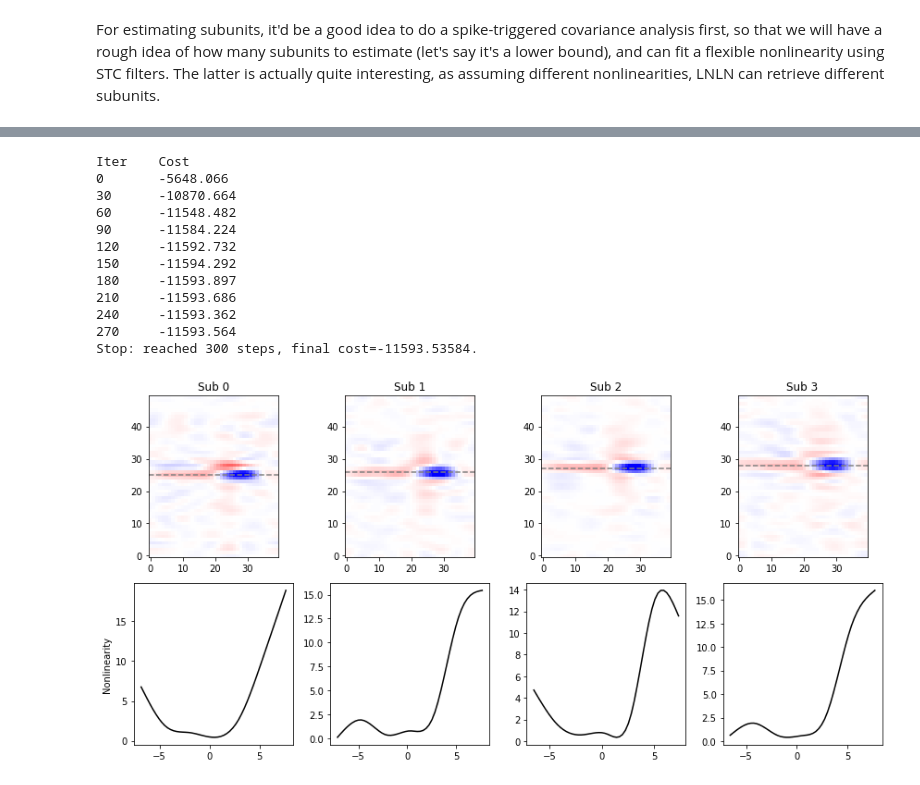
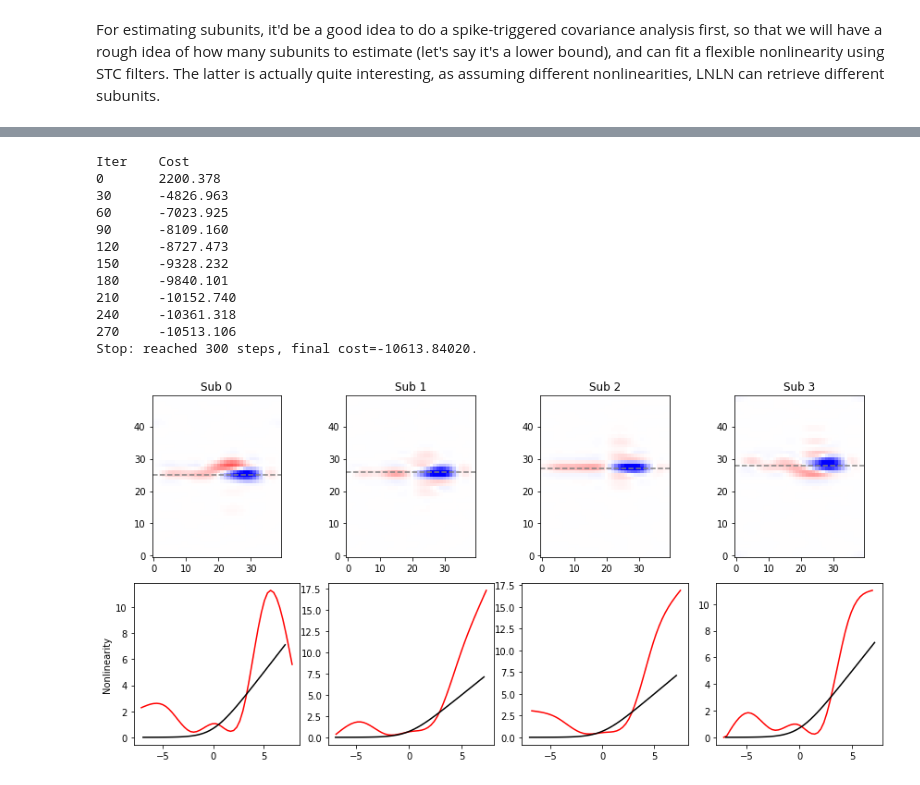
Before and after one commit to berenslab/RFEst, a Jupyter notebook: notebooks/splineGLMs.ipynb, the cells around one changed output, grey strips where cells are left out. Cells and saved outputs as stored; diff of their text form; code cells hidden in the pictures.

```diff
--- a/notebooks/splineGLMs.ipynb
+++ b/notebooks/splineGLMs.ipynb
@@ -99,10 +99,13 @@ plot_single_filter(lg)
 # %% [markdown]
 `splineLNP` has a few extra arguments. `dt` is the refresh rate of the stimulus, `R` is the maximum firing rate. The default of nonlinearity is `softplus`, as it's more stabler than `exponential` most of the time. If a flexible nonlinearity is desired, nonlinearity can be set to `nonparametric` then followed by calling `fit_nonlinearity()`
 # %%
-lnp = splineLNP(X, y_spike, dims=dims, df=df, smooth='cc', dt=dt, R=y_spike.max(), compute_mle=True,
+lnp = splineLNP(X, y_spike, dims=dims, df=df, smooth='cc',
+                dt=dt, R=R,
+                compute_mle=True,
                 nonlinearity='nonparametric')
-lnp.fit_nonlinearity(w='w_spl') # w can be 'w_sta' or 'w_spl', or an already-computed RF.
-lnp.fit(num_iters=100, beta=150, verbal=30) # as the cost function is not normalized
+lnp.initialize_nonlinearity(w='w_spl') # w can be 'w_sta' or 'w_spl', or an already-computed RF.
+lnp.fit(num_iters=150, beta=5., step_size=0.1, verbal=20,
+        fit_intercept=True, fit_nonlinearity=True) # as the cost function is not normalized
                                              # by the sample size, the good choice of lambd
                                              # will vary from dataset to dataset.
 # %% [output]
@@ -122,16 +129,19 @@ def plot_results(obj):
     k_norm = ( k/ np.linalg.norm(k)).reshape(dims)
 
     fig, ax = plt.subplots(1,3, figsize=(9,3))
-    ax[0].imshow(k_norm.T, origin='lower', cmap=plt.cm.bwr, vmin=-0.2, vmax=0.2)
+    ax[0].imshow(k_norm.T, cmap=plt.cm.bwr, vmin=-0.2, vmax=0.2)
     ax[0].set_title('OPT')
 
-    ax[1].plot(obj.bins, obj.fnl(obj.bins, nl='nonparametric'), color='black')
+    ax[1].plot(obj.bins, obj.fnl(obj.bins, nl='nonparametric'),
+               color='red', label='nonparametric')
+    ax[1].plot(lnp.bins, lnp.fnl(lnp.bins, nl='softplus'),
+             color='black', label='softplus')
     ax[1].set_title('Nonparametric nonlinearity')
+    ax[1].legend()
 
     ax[2].plot(obj.cost_history, color='black')
     ax[2].set_title('Cost History')
 
-
     fig.tight_layout()
 
 plot_results(lnp)
@@ -142,5 +152,5 @@ plot_results(lnp)
 # %% [markdown]
 For estimating subunits, it'd be a good idea to do a spike-triggered covariance analysis first, so that we will have a rough idea of how many subunits to estimate (let's say it's a lower bound), and can fit a flexible nonlinearity using STC filters. The latter is actually quite interesting, as assuming different nonlinearities, LNLN can retrieve different subunits.
 # %%
-lnln = splineLNLN(X, y_spike, dims=dims, df=df, smooth='cc',
-                  dt=dt, R=y_spike.max(), filter_nonlinearity='nonparametric', output_nonlinearity='softplus')
+lnln = splineLNLN(X, y_spike, dims=dims, df=df, smooth='cc', dt=dt, R=R,
+            filter_nonlinearity='nonparametric', output_nonlinearity='softplus')
@@ -229,47 +157,51 @@ Number of supressive filters 0
 # %%
-lnln.fit_nonlinearity(w='w_spl')
-lnln.fit(num_iters=300, num_subunits=4, beta=20, verbal=30)
+lnln.initialize_nonlinearity(w='w_spl')
+lnln.fit(num_iters=300, num_subunits=4, beta=5., verbal=30,
+        fit_intercept=True, step_size=0.1)
 # %% [output]
 Iter    Cost
-0       -5648.066
-30      -10870.664
-60      -11548.482
-90      -11584.224
-120     -11592.732
-150     -11594.292
-180     -11593.897
-210     -11593.686
-240     -11593.362
-270     -11593.564
-Stop: reached 300 steps, final cost=-11593.53584.
+0       2200.378
+30      -4826.963
+60      -7023.925
+90      -8109.160
+120     -8727.473
+150     -9328.232
+180     -9840.101
+210     -10152.740
+240     -10361.318
+270     -10513.106
+Stop: reached 300 steps, final cost=-10613.84020.
 # %%
 def plot_results(obj):
 
     sRF_min = []
     for i in range(4):
         sRF, tRF = get_spatial_and_temporal_filters(obj.w_opt[:, i], dims)
         sRF_min.append(sRF.argmin())
 
     sRF_order = np.argsort(sRF_min)
 
     w_opt = obj.w_opt[:, sRF_order]
     sRF_min = np.array(sRF_min)[sRF_order]
 
     fig, ax = plt.subplots(2,4, figsize=(12,6))
 
     for i in range(4):
         w = w_opt[:, i]
         w_norm = ( w/ np.linalg.norm(w)).reshape(dims)
         ax[0, i].imshow(w_norm.T, origin='lower', cmap=plt.cm.bwr, vmin=-0.2, vmax=0.2)
         ax[0, i].set_title(f'Sub {i}')
         ax[0, i].axhline(sRF_min[i], color='grey', linestyle='--')
 
-        obj.fit_nonlinearity(w=w_opt[:, i])
-        ax[1, i].plot(obj.bins, obj.fnl(obj.bins, nl='nonparametric'), color='black')
+        obj.initialize_nonlinearity(w=w_opt[:, i])
+        ax[1, i].plot(obj.bins, obj.fnl(obj.bins, nl='nonparametric'),
+                      color='red', label='nonparametric')
+        ax[1, i].plot(lnp.bins, lnp.fnl(lnp.bins, nl='softplus'),
+             color='black', label='softplus')
     ax[1, 0].set_ylabel('Nonlinearity')
 
     fig.tight_layout()
 
 plot_results(lnln)
 # %% [output]
-[figure, old version]
+[figure, new version]
```
Also changed, not shown: parts of 7 cells of this notebook, 6 other files.
